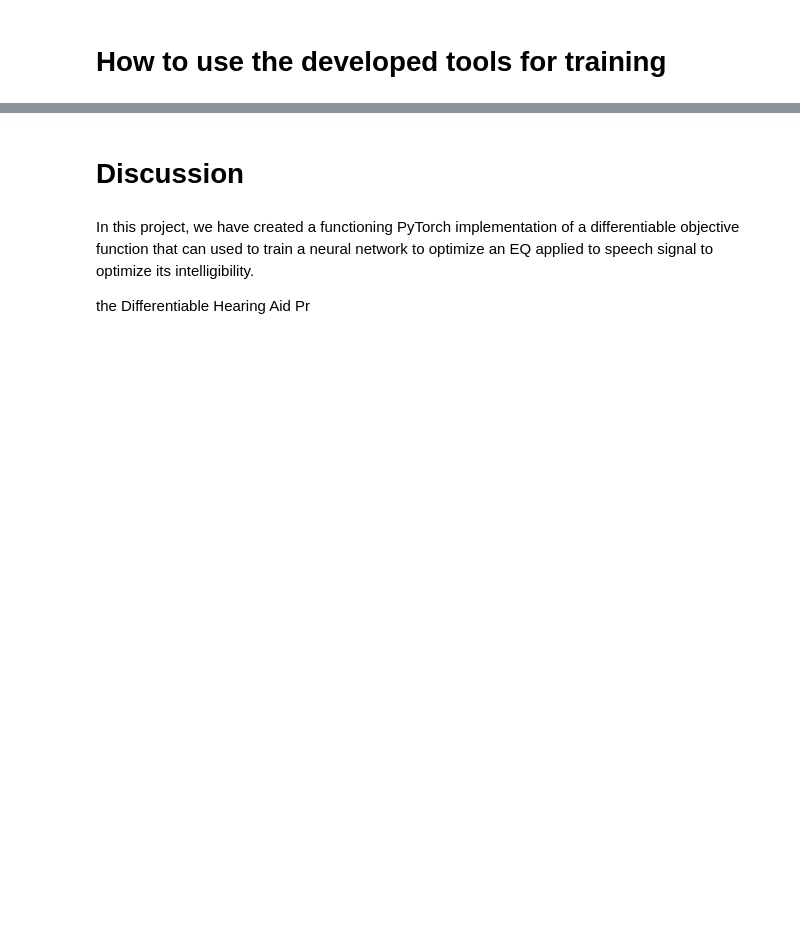
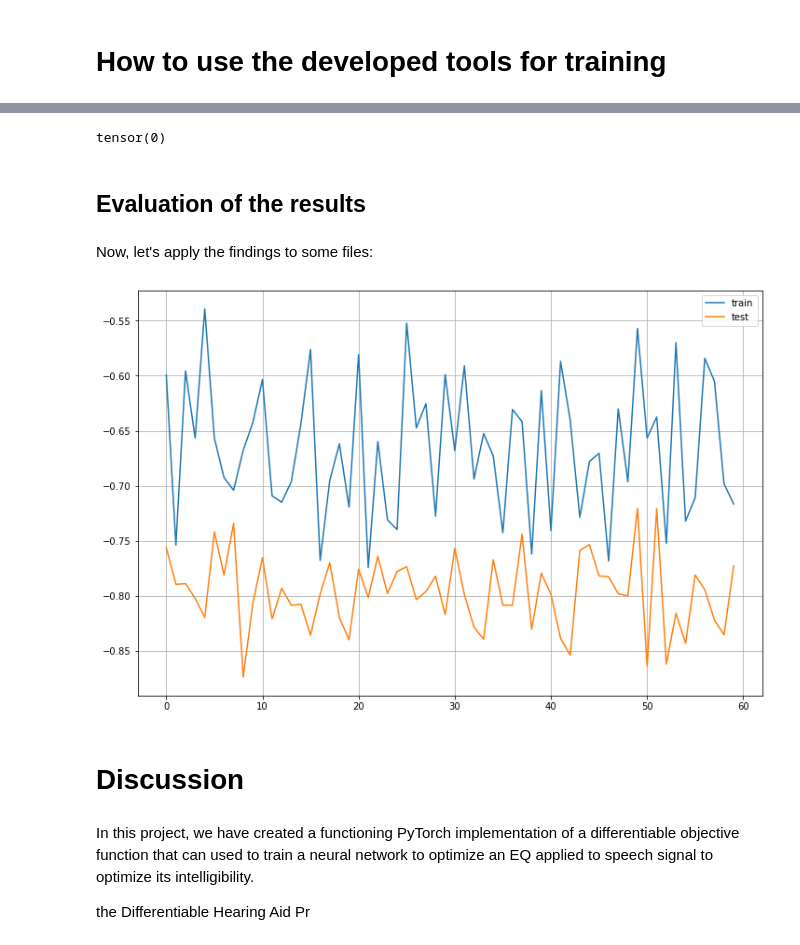
Before and after one commit to wrubino/deep-learning-2021-final-project, a Jupyter notebook: main.ipynb, the cells around one changed output, grey strips where cells are left out. Saved outputs shown, nothing was run; the diff lists cells and outputs as text; code cells hidden in the pictures; blank space fills up the shorter version.

```diff
--- a/main.ipynb
+++ b/main.ipynb
@@ -722,0 +966,5 @@ torch.Size([9, 108844])
+# %%
+def interpret_G(G: torch.Tensor):
+    # Squeeze the values to a range between -20 dB and +20 dB
+    # and convert from dB to linear gain.
+    return t.dsp.db2mag(40 * torch.sigmoid(G / 10) - 20)
@@ -722,0 +979,31 @@ torch.Size([9, 108844])
+# %%
+def calculate_loss(C_target, E_target, X_input, G_eq, alpha=0.01,
+                   rubino=True):
+
+    # Apply the equalizer.
+    X_input_eq = dhasp.apply_filter('eq',
+                                    X_input,
+                                    interpret_G(G_eq),
+                                    joint_response=True)
+
+    # Apply thresholds at -1 and 1.
+    X_input_eq = nnf.threshold(X_input_eq, -1, -1)
+    X_input_eq = -nnf.threshold(-X_input_eq, -1, -1)
+
+    # Calculate cepstral sequences and smoothed energy envelopes for
+    # the equalized input.
+    C_input_eq, E_input_eq = dhasp.calculate_C(
+        X_input_eq,
+        from_value_type='waveforms'
+    )
+
+    # Calculate the cepstral correlation coefficient and
+    # energy control coefficient for each observation.
+    R = dhasp.calculate_R(C_target, C_input_eq)
+    L_e = dhasp.calculate_L_e(E_target, E_input_eq, rubino=rubino)
+
+    # Calculate the total loss.
+    L = dhasp.calculate_L(R, L_e, alpha=alpha, rubino=rubino)
+
+    # Return mean loss for the batch.
+    return R.mean()
@@ -722,0 +1208,17 @@ torch.Size([9, 108844])
+# %%
+a = best_model_state_dict[5]
+print(torch.isnan(a).sum())
+# %% [output]
+tensor(0)
+# %% [markdown]
+## Evaluation of the results
+# %% [markdown]
+Now, let's apply the findings to some files:
+# %%
+figure, axes = plt.subplots(figsize=(12, 8))
+axes.plot(losses_train, label='train')
+axes.plot(losses_test, label='test')
+axes.grid()
+axes.legend()
+# %% [output]
+[figure, added]
```
Also changed, not shown: parts of 60 cells of this notebook, 12 other files.
